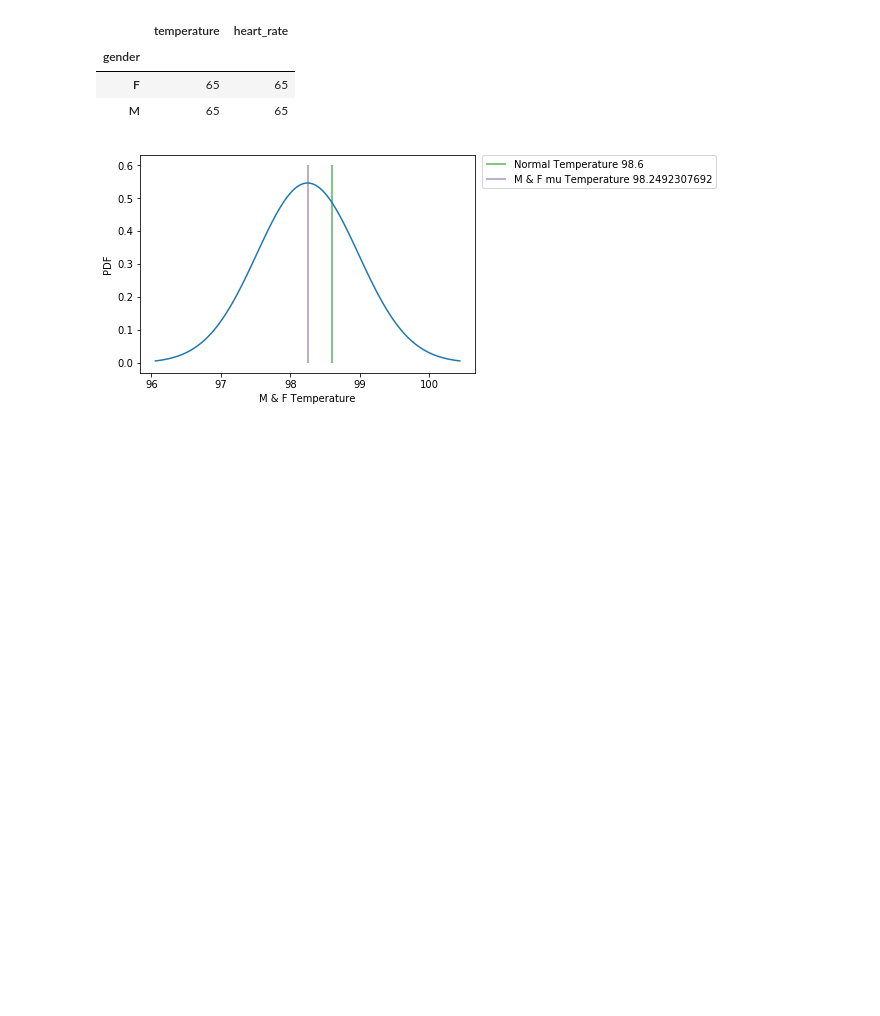
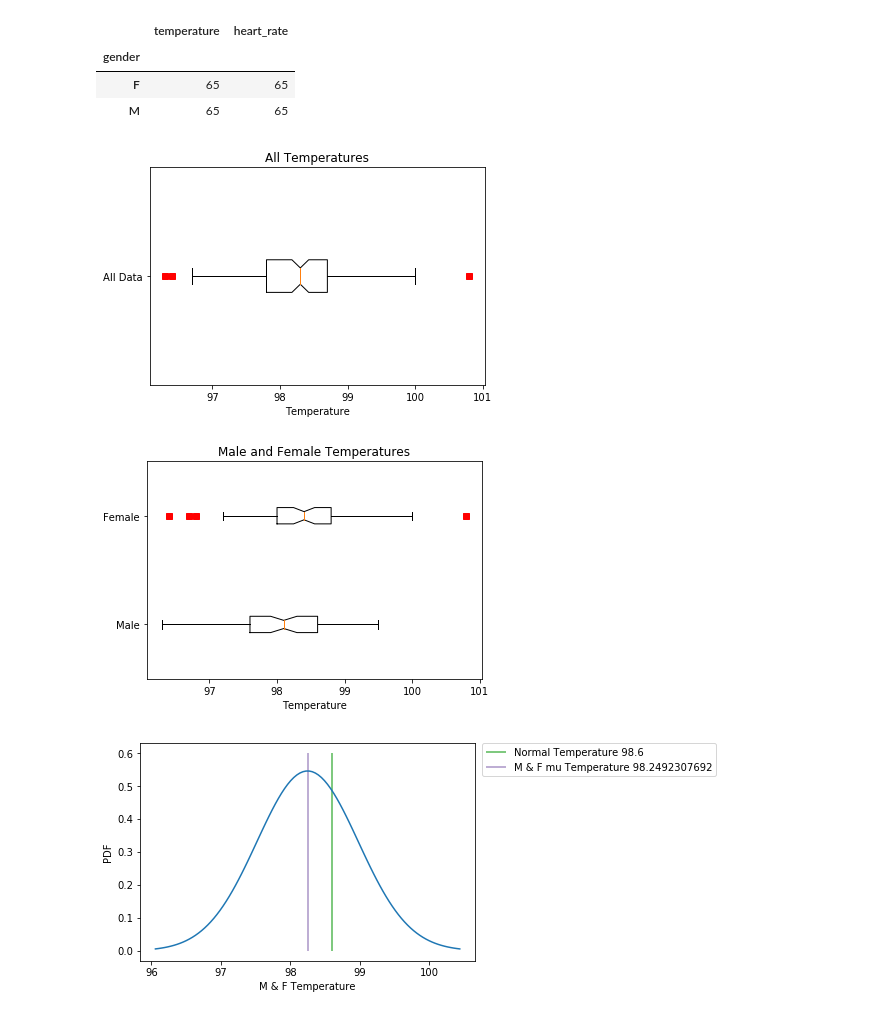
Before and after one commit to madsledge/Mini_Projects, a Jupyter notebook: Human_Body_Tempature.ipynb, the cells around one changed output. Drawn from its saved outputs; the diff is of its cells as text; code cells hidden in the pictures; blank space fills up the shorter version.

```diff
--- a/Human_Body_Tempature.ipynb
+++ b/Human_Body_Tempature.ipynb
@@ -157,6 +157,20 @@ def plot_stats_hr(mu, sig, gender):
     pyplot.xlabel(gender + ' Heart Rate')
     pyplot.ylabel('PDF')
     return pyplot.show()
+# %%
+pyplot.figure()
+pyplot.boxplot([temp],1 ,'rs',0, labels=['All Data'])
+pyplot.xlabel('Temperature')
+pyplot.title('All Temperatures')
+
+pyplot.figure()
+pyplot.boxplot([male_temp,female_temp],1 ,'rs',0,labels=['Male','Female'])
+pyplot.xlabel('Temperature')
+pyplot.title('Male and Female Temperatures')
+None
+# %% [output]
+[figure, added]
+[figure, added]
 # %%
 plot_stats_temp(mu_temp, sig_temp, 'M & F')
 plot_stats_temp(fmu_temp, fsig_temp, 'Female')
```
Also changed, not shown: parts of 2 cells of this notebook.
